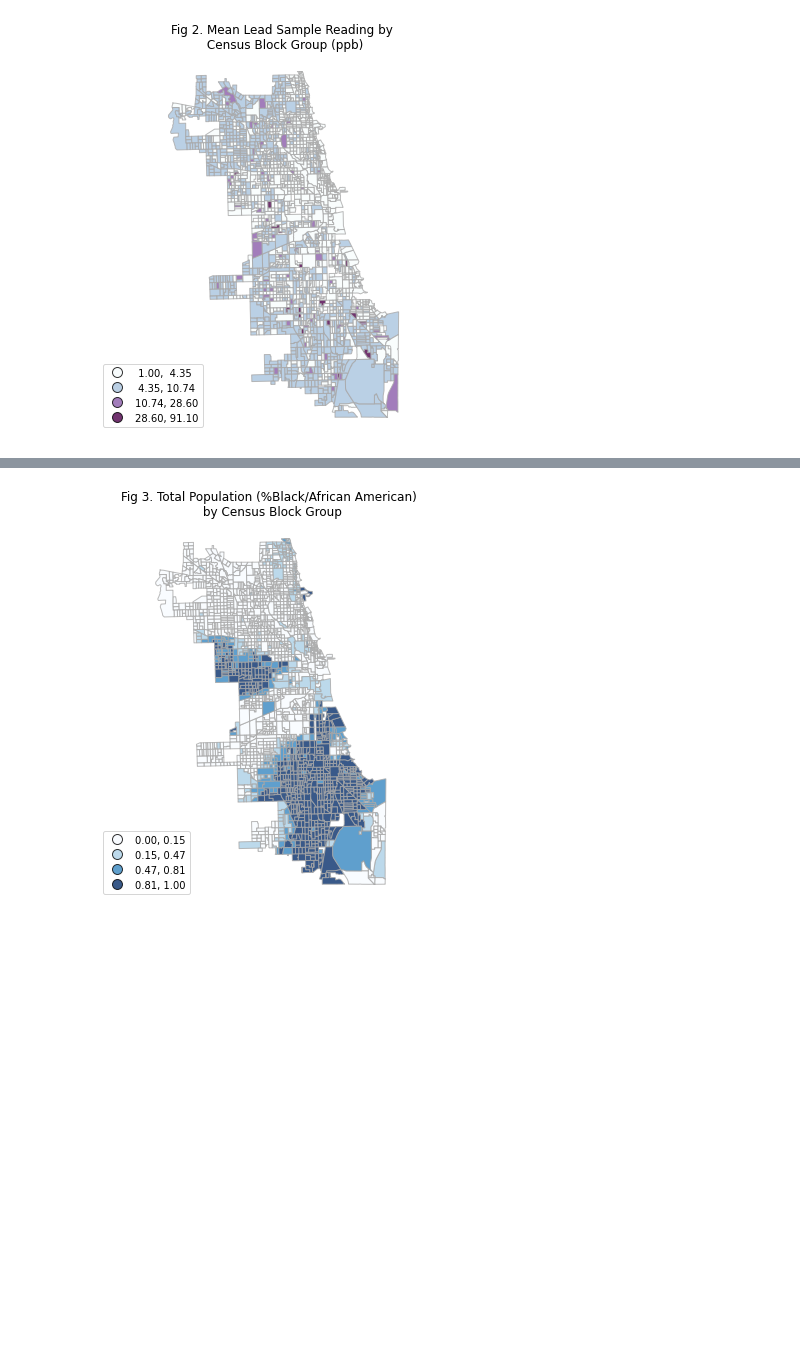
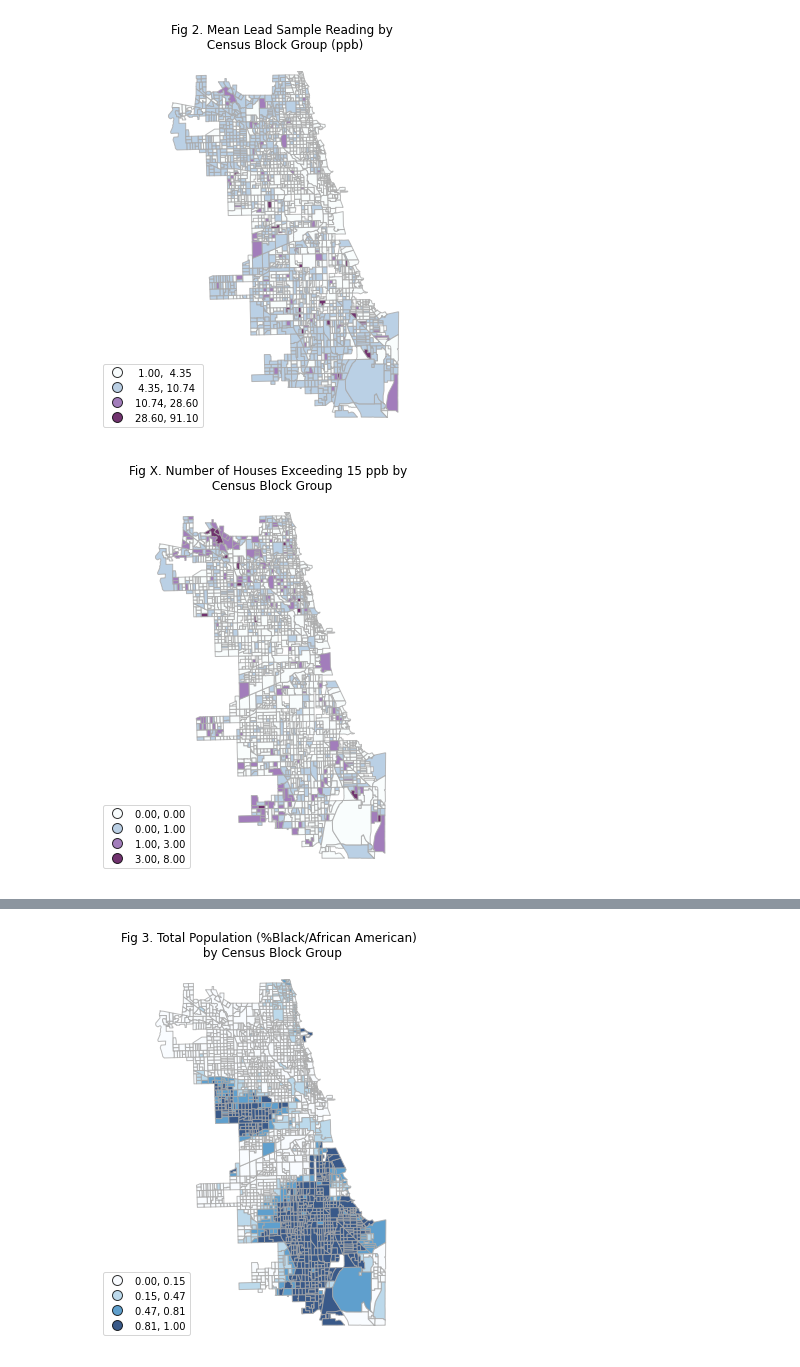
Before and after one commit to vbalza/chicago_water_lead, a Jupyter notebook: Preliminary Data Analysis.ipynb, the cells around one changed output, grey strips where cells are left out. Saved outputs shown, nothing was run; the diff lists cells and outputs as text; code cells hidden in the pictures; blank space fills up the shorter version.

```diff
--- a/Preliminary Data Analysis.ipynb
+++ b/Preliminary Data Analysis.ipynb
@@ -106,3 +106,28 @@ for legend_handle in fig.get_legend().legendHandles:
     legend_handle._legmarker.set_markeredgecolor('k')
 # %% [output]
 [figure]
+# %%
+# water_acs.groupby('GEOID')['avg_reading'].('avg_reading_all').reset_index().size()
+test = water_acs.groupby('GEOID')['max_reading'].apply(lambda x: (x>=15).sum()).to_frame('15cnt').reset_index()
+test1 = water_acs.groupby('GEOID')['max_reading'].apply(lambda x: (x>=5).sum()).to_frame('5cnt').reset_index()
+test2 = for_plot.merge(test, on="GEOID", how="outer")
+test2 = test2.merge(test1, on="GEOID", how="outer")
+
+fig = test2.plot(column='15cnt',
+                        cmap = 'BuPu',
+                        figsize=(11,7),
+                        scheme='natural_breaks', k=4,
+                        legend = True,
+                        edgecolor='darkgrey',
+                        alpha=0.8)
+
+fig.set_title('Fig X. Number of Houses Exceeding 15 ppb by \n Census Block Group',
+              fontdict= {'fontsize':12})
+fig.set_axis_off()
+fig.get_legend().set_bbox_to_anchor((0., 0., 0.2, 0.2))
+
+for legend_handle in fig.get_legend().legendHandles:
+    legend_handle._legmarker.set_markeredgewidth(1)
+    legend_handle._legmarker.set_markeredgecolor('k')
+# %% [output]
+[figure, added]
```
Also changed, not shown: parts of 7 cells of this notebook.
